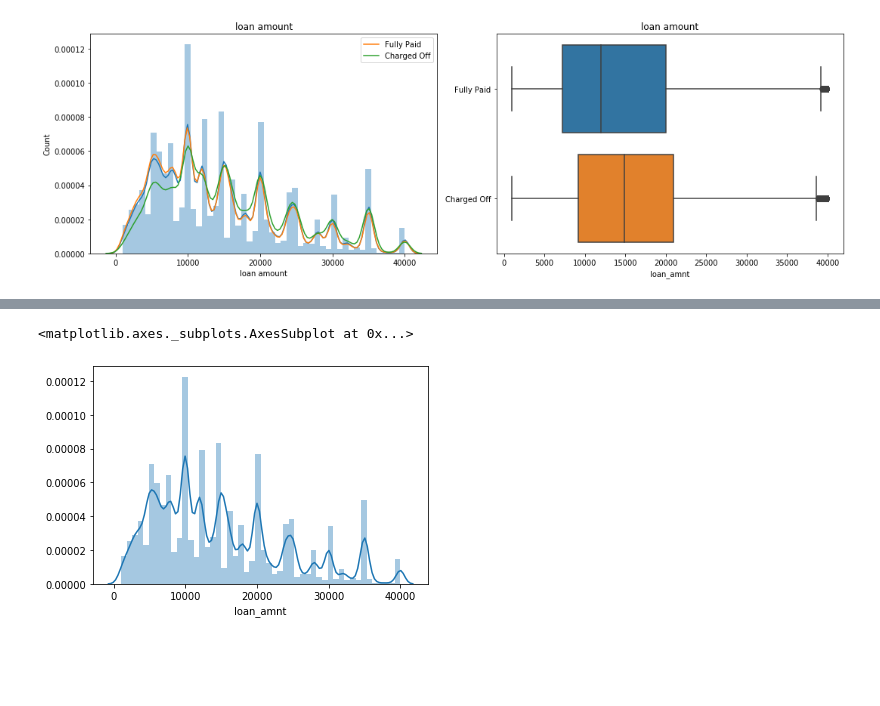
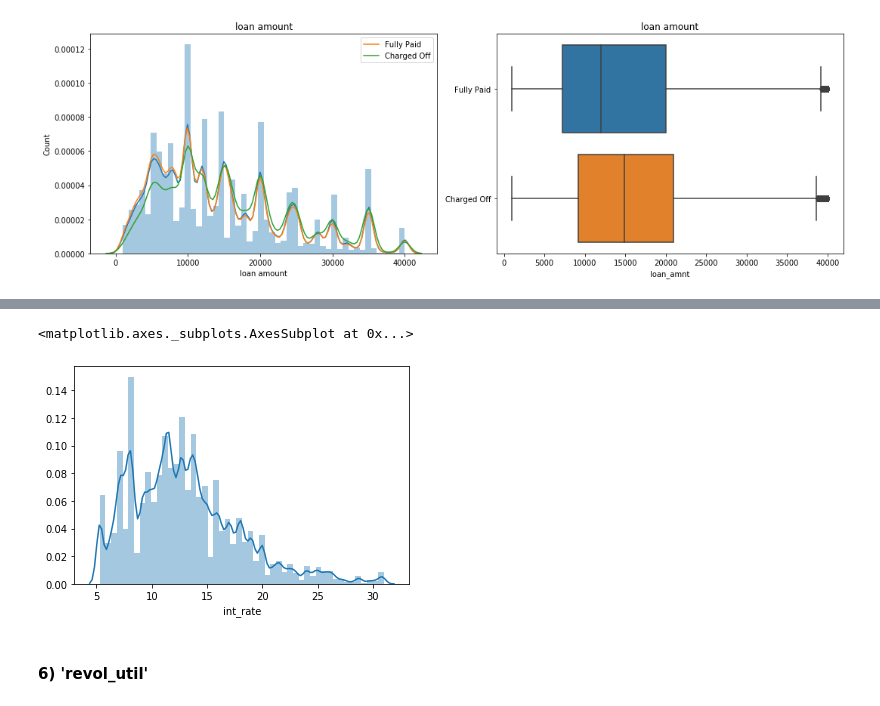
Before and after one commit to cyuancheng/Lending_Club, a Jupyter notebook: 03_LC_DataPreprocessing_2.ipynb, the cells around one changed output, grey strips where cells are left out. Saved outputs shown, nothing was run; the diff lists cells and outputs as text; code cells hidden in the pictures; blank space fills up the shorter version.

```diff
--- a/03_LC_DataPreprocessing_2.ipynb
+++ b/03_LC_DataPreprocessing_2.ipynb
@@ -217,2 +238,0 @@ Each id is unique. Since id does not useful for modeling, we can drop this colum
-# %%
-df.drop('id', axis=1, inplace=True)
@@ -233,5 +303,7 @@ Name: loan_amnt, dtype: float64
 # %%
-sns.distplot(df['loan_amnt'])
+sns.distplot(df['int_rate'])
 # %% [output]
 <matplotlib.axes._subplots.AxesSubplot at 0x...>
-[figure, old version]
+[figure, new version]
+# %% [markdown]
+#### 6) 'revol_util'
```
Also changed, not shown: parts of 24 cells of this notebook.
